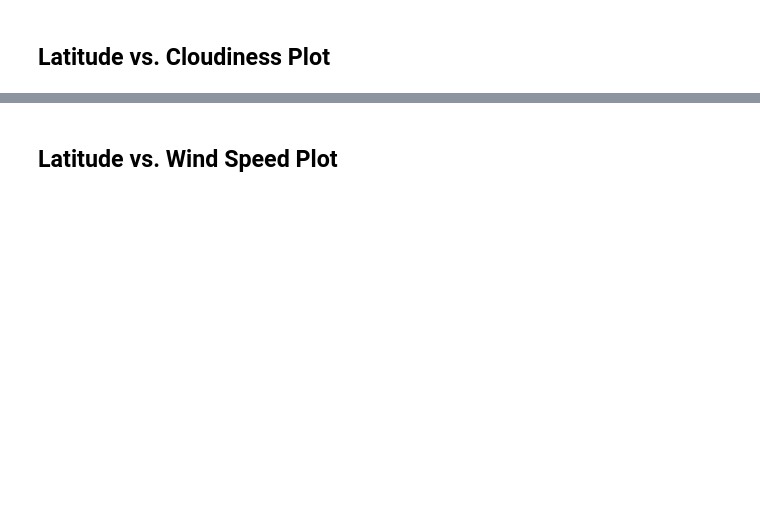
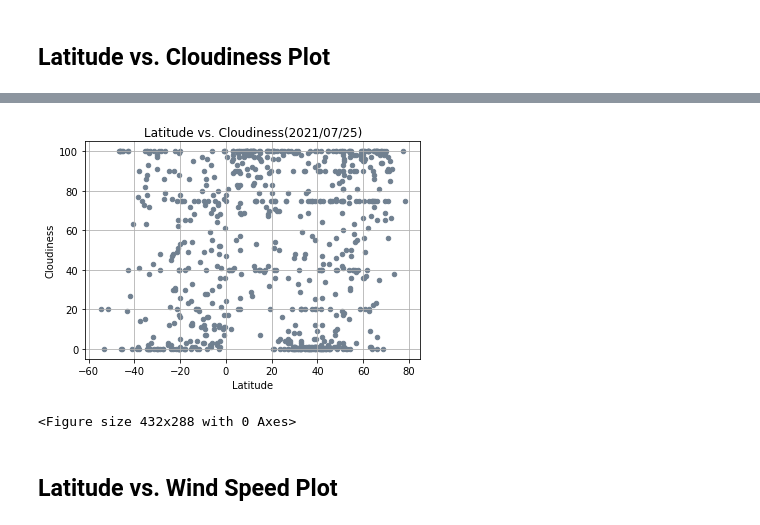
Before and after one commit to LingLv-git/python-api-challenge, a Jupyter notebook: WeatherPy/WeatherPy.ipynb, the cells around one changed output, grey strips where cells are left out. Drawn from its saved outputs; the diff is of its cells as text; code cells hidden in the pictures; blank space fills up the shorter version.

```diff
--- a/WeatherPy/WeatherPy.ipynb
+++ b/WeatherPy/WeatherPy.ipynb
@@ -106,2 +253,15 @@ Int64Index([], dtype='int64')
+# %%
+# date =
+df.plot.scatter(x='Lat', y='Cloudiness', c='slategrey',
+               title=f'Latitude vs. Cloudiness({date})',
+               xlabel='Latitude',
+               ylabel='Cloudiness',
+               grid=True)
+
+plt.show()
+plt.savefig('../output_data/Cloudiness.png')
+# %% [output]
+[figure, added]
+<Figure size 432x288 with 0 Axes>
 # %% [markdown]
 ## Latitude vs. Wind Speed Plot
```
Also changed, not shown: parts of 41 cells of this notebook, 15 other files.
